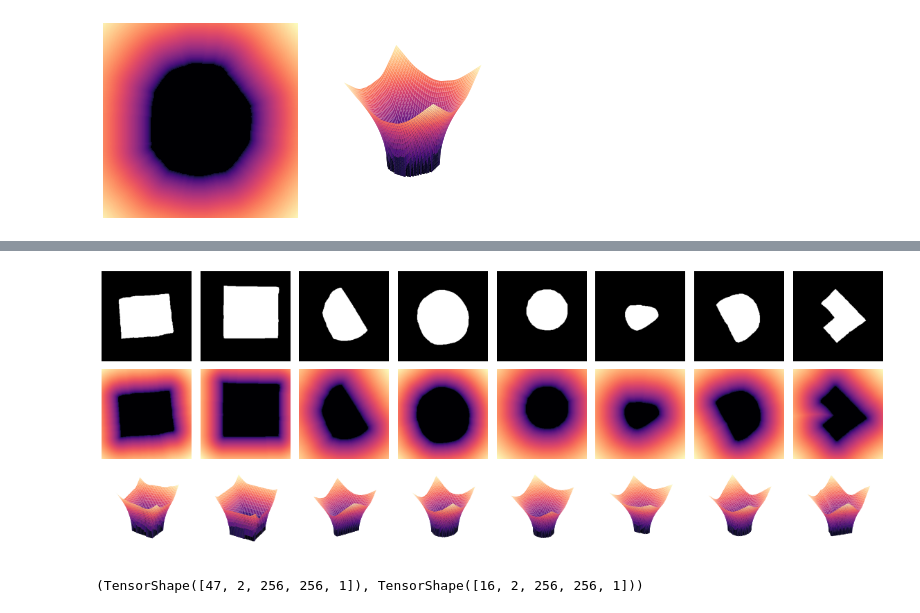
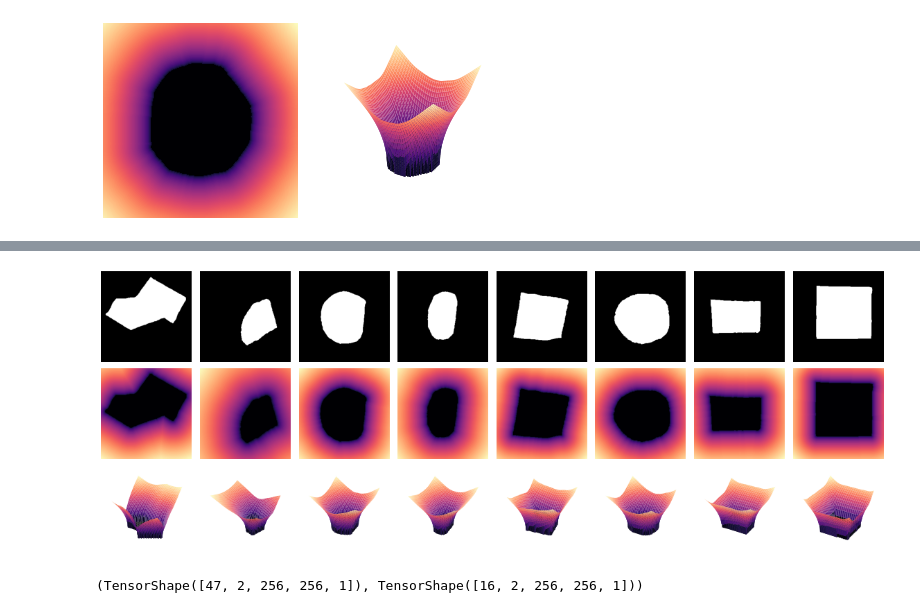
Before and after one commit to JairoSSantos/PAC-project, a Jupyter notebook: cnn/loss.ipynb, the cells around one changed output, grey strips where cells are left out. Cells and saved outputs as stored; diff of their text form; code cells hidden in the pictures.

```diff
--- a/cnn/loss.ipynb
+++ b/cnn/loss.ipynb
@@ -75,6 +58,7 @@ def get_weight(lbls): # lbls.shape = [batch, height, width, 1]; type(lbls) = Ten
 # %%
+%%time
 N = 8
-imgs, lbls = data.get_random(N, seed=123, stack=True)
-Ws = get_weight(tf.convert_to_tensor(lbls[:, :, :, np.newaxis]))
+imgs, lbls = data.get_random(N, as_tensor=True)
+Ws = data.weights(lbls)
 Ws.shape
 # %% [output]
@@ -82,19 +68,21 @@ TensorShape([8, 256, 256])
 # %%
 fig = plt.figure(figsize=(2*N, 6))
 
 for i in range(N):
     ax1 = fig.add_subplot(3, N, i + 1); ax1.axis('off')
     ax2 = fig.add_subplot(3, N, i + N + 1); ax2.axis('off')
     ax3 = fig.add_subplot(3, N, i + 2*N + 1, projection='3d'); ax3.axis('off')
 
-    ax1.imshow(lbls[i%N], cmap='gray')
-    ax2.imshow(Ws[i%N], cmap='magma')
-    ax3.plot_surface(*np.meshgrid(np.arange(lbls.shape[2]), np.arange(lbls.shape[1])), Ws[i%N], cmap='magma')
+    lbl = tf.squeeze(lbls[i%N])
+    w = tf.squeeze(Ws[i%N])
+    ax1.imshow(lbl, cmap='gray')
+    ax2.imshow(w, cmap='magma')
+    ax3.plot_surface(*np.meshgrid(np.arange(lbls.shape[2]), np.arange(lbls.shape[1])), w, cmap='magma')
 
 fig.tight_layout()
 plt.show()
 # %% [output]
-[figure, old version]
+[figure, new version]
 # %%
 (x_train, y_train), (x_test, y_test) = data.load_dataset(as_tensor=True, augmentation=False)
 # %%
```
Also changed, not shown: parts of 4 cells of this notebook, 1 other file.
